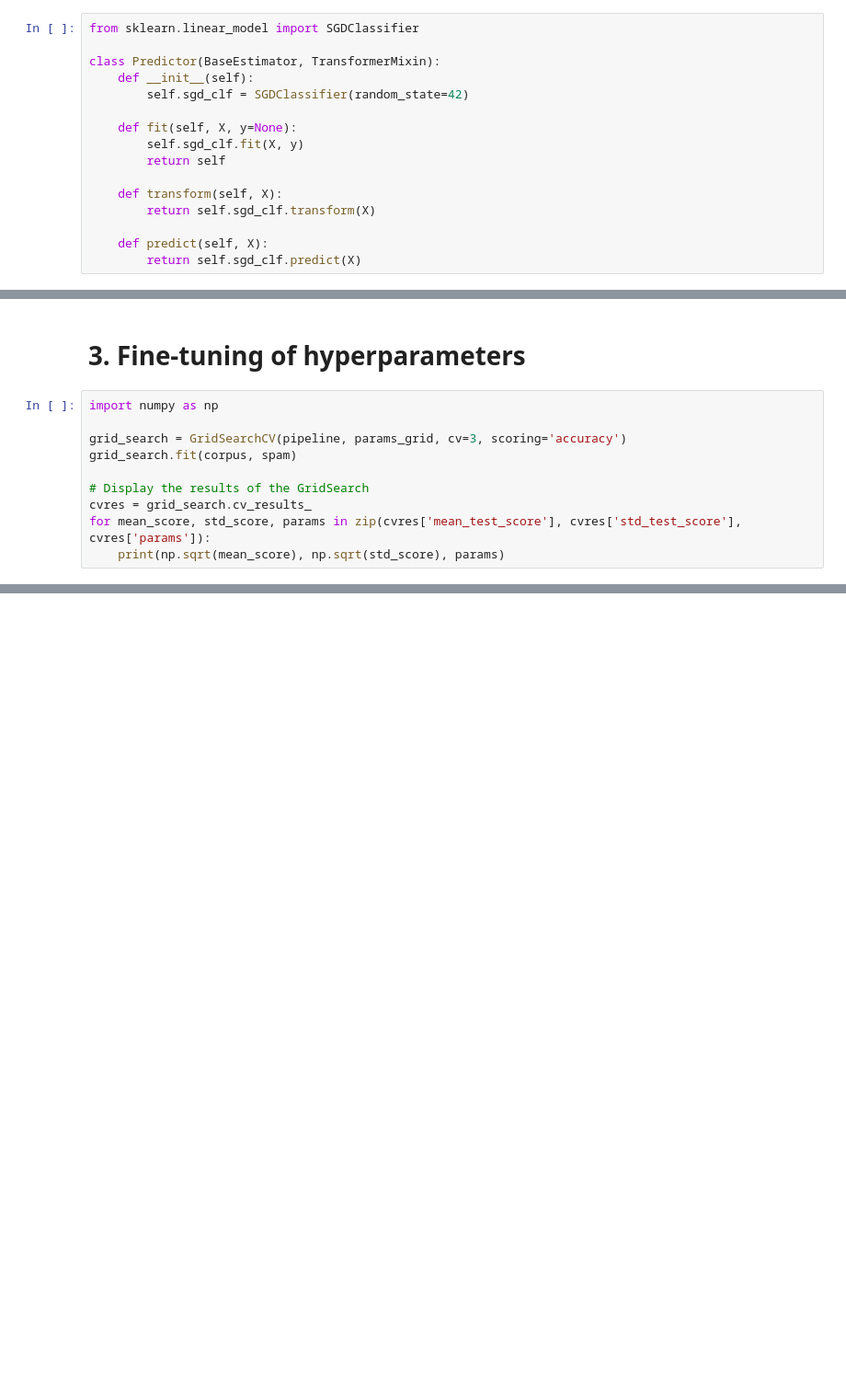
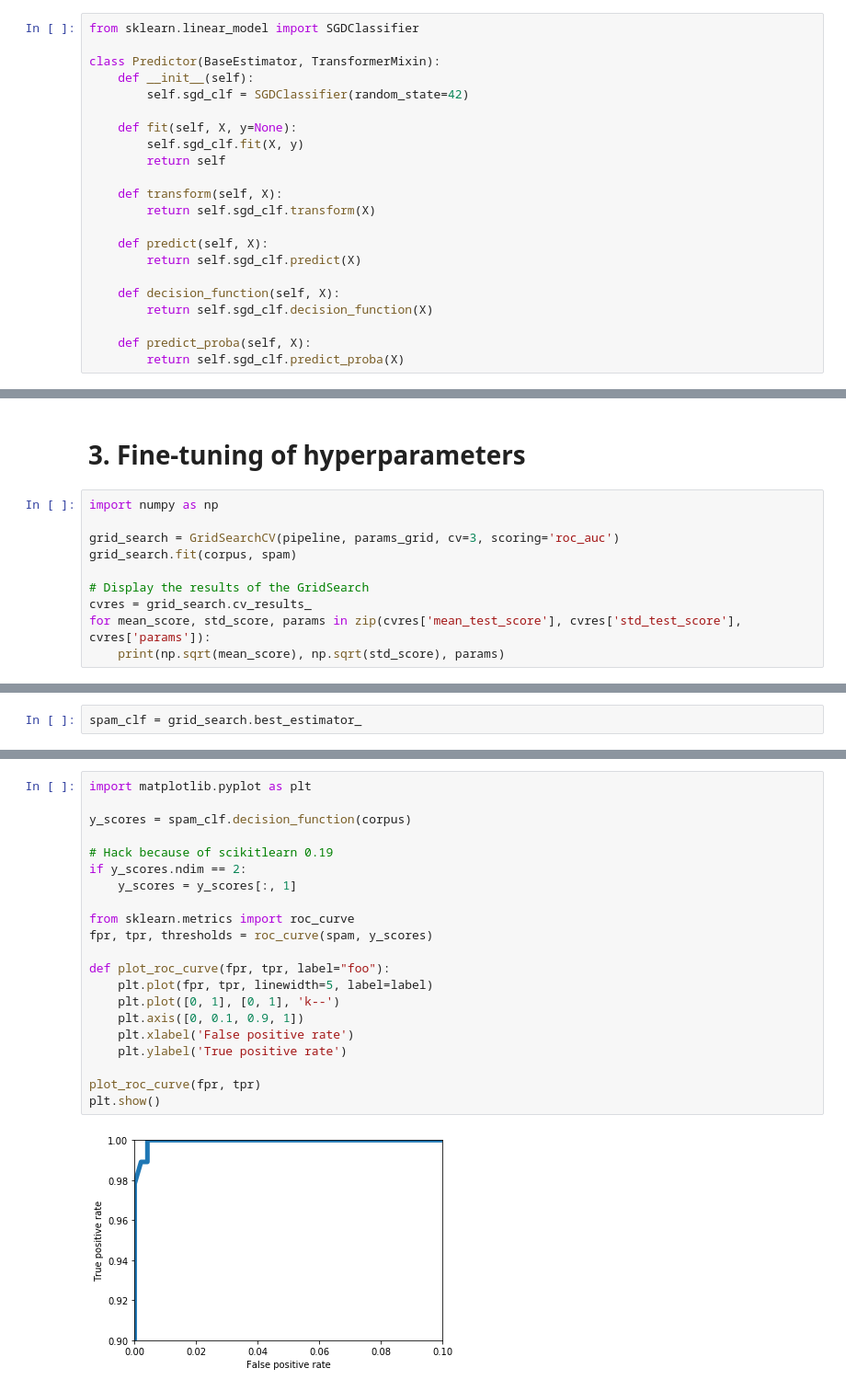
Before and after one commit to gobert/bank-telemarketing, a Jupyter notebook: spam-classifier/spam_classifier.ipynb, the cells around one changed output, grey strips where cells are left out. Shown at 92% size. Cells and saved outputs as stored; diff of their text form; blank space fills up the shorter version.

Commit message:
Spam - investigating precision/recalls compromise

```diff
--- a/spam-classifier/spam_classifier.ipynb
+++ b/spam-classifier/spam_classifier.ipynb
@@ -141,6 +141,12 @@ class Predictor(BaseEstimator, TransformerMixin):
 
     def predict(self, X):
         return self.sgd_clf.predict(X)
+
+    def decision_function(self, X):
+        return self.sgd_clf.decision_function(X)
+
+    def predict_proba(self, X):
+        return self.sgd_clf.predict_proba(X)
 # %%
 from sklearn.pipeline import Pipeline
 from sklearn.model_selection import GridSearchCV
@@ -174,7 +180,7 @@ params_grid = [
 # %%
 import numpy as np
 
-grid_search = GridSearchCV(pipeline, params_grid, cv=3, scoring='accuracy')
+grid_search = GridSearchCV(pipeline, params_grid, cv=3, scoring='roc_auc')
 grid_search.fit(corpus, spam)
 
 # Display the results of the GridSearch
@@ -203,0 +217,2 @@ Best accuracy: 98.51%
+# %%
+spam_clf = grid_search.best_estimator_
@@ -203,0 +221,23 @@ Best accuracy: 98.51%
+# %%
+import matplotlib.pyplot as plt
+
+y_scores = spam_clf.decision_function(corpus)
+
+# Hack because of scikitlearn 0.19
+if y_scores.ndim == 2:
+    y_scores = y_scores[:, 1]
+
+from sklearn.metrics import roc_curve
+fpr, tpr, thresholds = roc_curve(spam, y_scores)
+
+def plot_roc_curve(fpr, tpr, label="foo"):
+    plt.plot(fpr, tpr, linewidth=5, label=label)
+    plt.plot([0, 1], [0, 1], 'k--')
+    plt.axis([0, 0.1, 0.9, 1])
+    plt.xlabel('False positive rate')
+    plt.ylabel('True positive rate')
+
+plot_roc_curve(fpr, tpr)
+plt.show()
+# %% [output]
+[figure, added]
```
Also changed, not shown: parts of 9 cells of this notebook.
